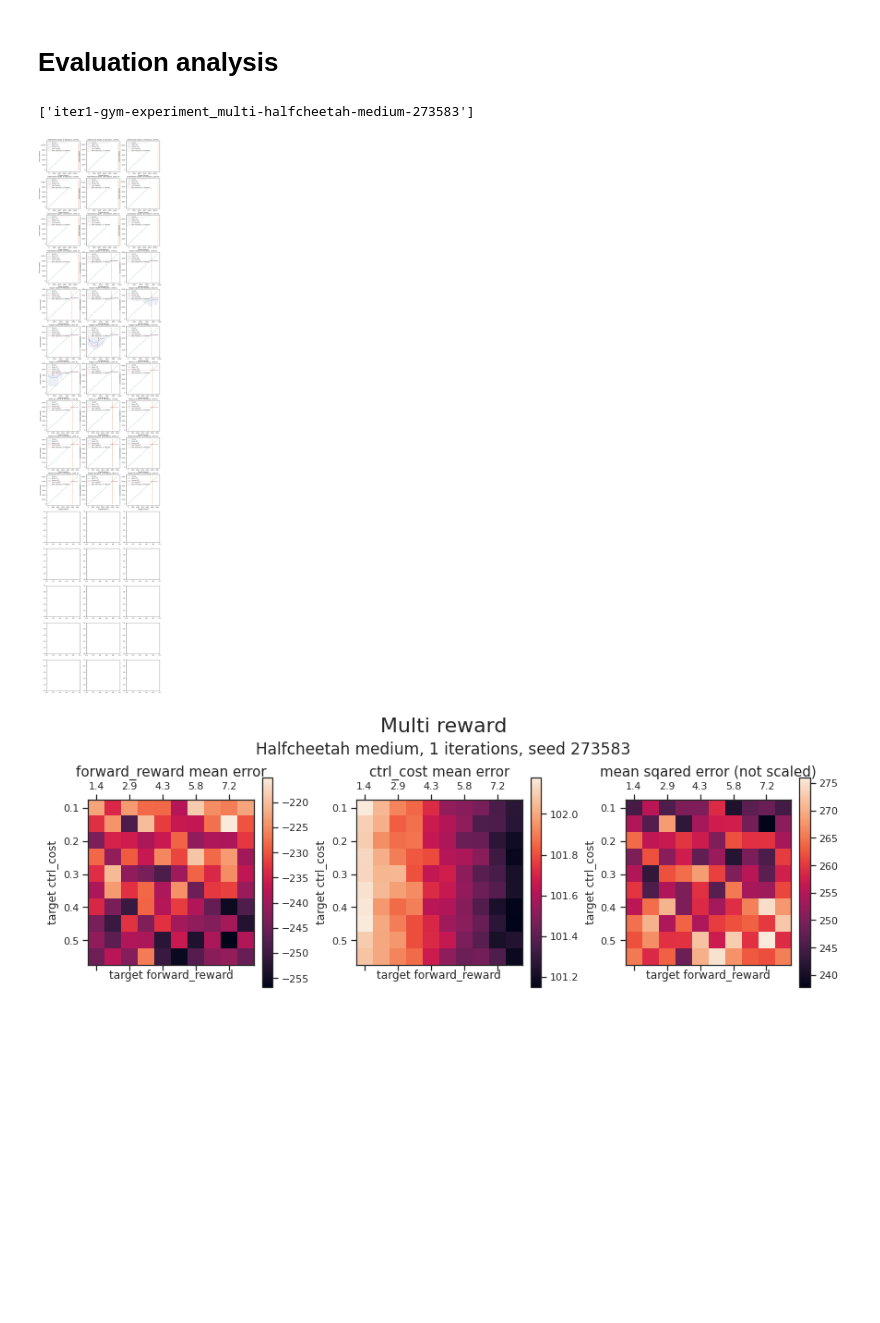
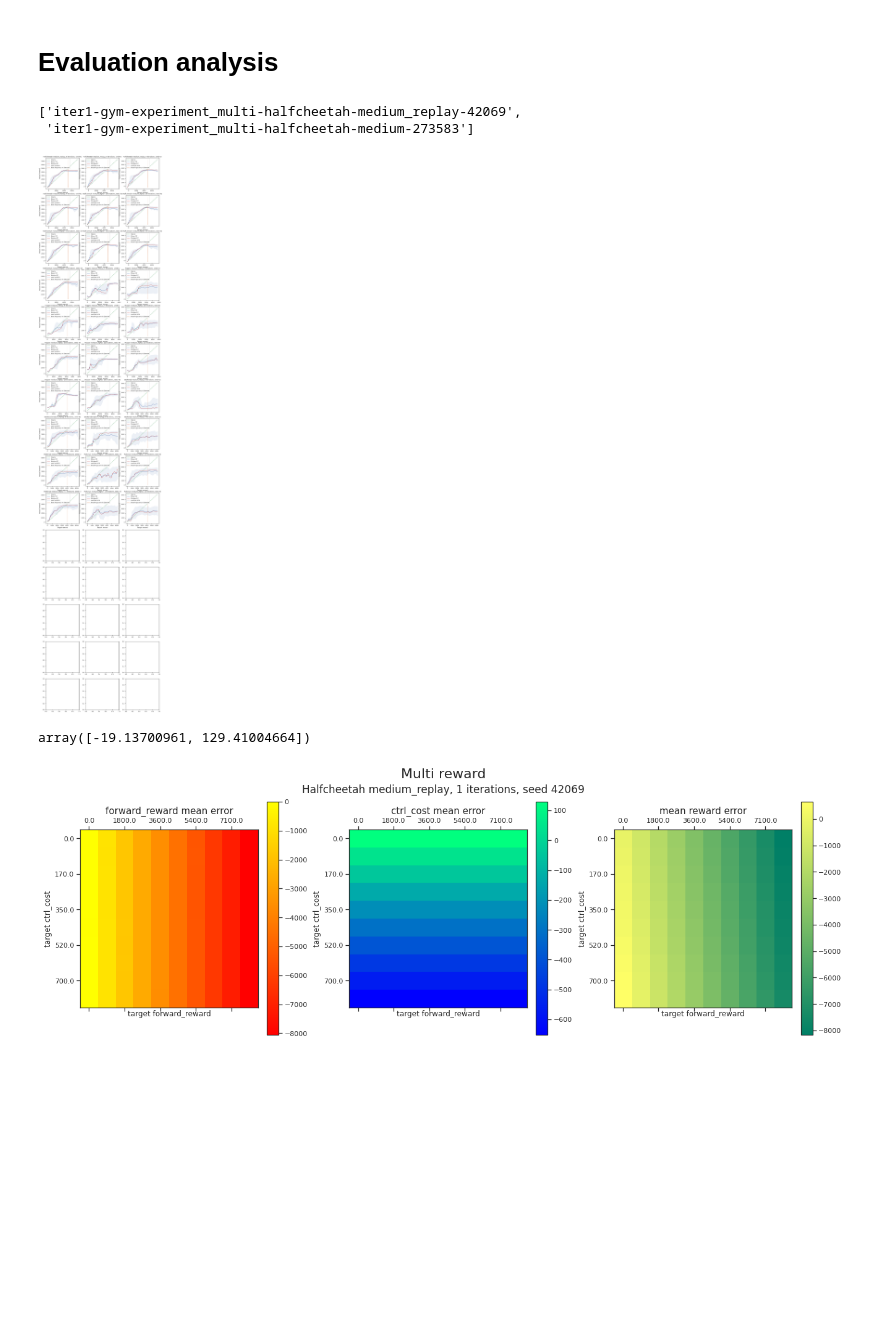
Before and after one commit to TheGoldenChicken/decision_transformer, a Jupyter notebook: gym/data_analysis.ipynb, the cells around one changed output. Drawn from its saved outputs; the diff is of its cells as text; code cells hidden in the pictures; blank space fills up the shorter version.

```diff
--- a/gym/data_analysis.ipynb
+++ b/gym/data_analysis.ipynb
@@ -57,6 +57,7 @@ def get_coef(data_temp, use_healthy_reward=False):
     return reg, X, target_reward
 # %%
 all_r_scores, all_coefs, all_traj_lens = [], [], []
+# no_weight_all_r_scores, no_weight_all_coefs = [], []
 
 for idx in idxs:
     trajs = train_data[idx]
@@ -64,20 +65,27 @@ for idx in idxs:
     use_healthy_reward = idx.split('-')[0] != 'halfcheetah'
 
     r_scores, coefs, total_traj_len = [], [], 0
+    no_weight_r_scores, no_weight_coefs = [], []
     for traj in trajs:
 
         traj_len = len(traj['rewards'])
-        if 2 < traj_len: # dunno why 7 works but less doesn't
+        if 2 < traj_len:
             reg, X, target_reward = get_coef(traj, use_healthy_reward=use_healthy_reward)
 
             total_traj_len += traj_len
             r_scores.append(traj_len * reg.score(X, target_reward))
             coefs.append(traj_len * reg.coef_)
 
+            # no_weight_r_scores.append(reg.score(X, target_reward))
+            # no_weight_coefs.append(reg.coef_)
+
     all_traj_lens.append(total_traj_len)
     all_r_scores.append(r_scores)
     all_coefs.append(coefs)
 
+    # no_weight_all_r_scores.append(no_weight_r_scores)
+    # no_weight_all_coefs.append(no_weight_coefs)
+
 all_traj_lens = np.array(all_traj_lens)
 df_train_data['r_scores'] = np.array([np.sum(arr) for arr in all_r_scores]) / all_traj_lens
 df_train_data['coefs'] = [np.array(arr).sum(axis=0) / traj_len for arr, traj_len in zip(all_coefs, all_traj_lens)]
@@ -299,13 +308,14 @@ eval_dict = {k.split('.')[0]: read_data_to_DataFrama(v) for k, v in raw_eval_dic
 # %%
 [e for e in eval_dict.keys() if '_multi' in e]
 # %% [output]
-['iter1-gym-experiment_multi-halfcheetah-medium-273583']
+['iter1-gym-experiment_multi-halfcheetah-medium_replay-42069',
+ 'iter1-gym-experiment_multi-halfcheetah-medium-273583']
 # %%
 from itertools import product
 
 seeds = range(42,44)
 iters = range(8,13)
-datasets = ['expert']
+datasets = ['medium_replay']
 env_names = ['halfcheetah', 'hopper', 'walker2d']
 conf_int = (0.2, 0.8)
 
@@ -346,16 +356,20 @@ for ax, exp_name in zip(axs.flatten(), filtered_keys):
 
 plt.show()
 # %% [output]
-[figure, old version]
+[figure, new version]
+# %%
+np.mean([e.sum(axis=0) for e in eval_dict['iter1-gym-experiment_multi-halfcheetah-medium_replay-42069'][0][0].to_numpy()], axis=0)
+# %% [output]
+array([-19.13700961, 129.41004664])
 # %%
 from itertools import product
 
-seeds = [273583]
+seeds = [42069]
 iters = [1]
-datasets = ['medium']
+datasets = ['medium_replay']
 env_names = ['halfcheetah']
 
-im_size = 4
+im_size = 6
 head1_size = 22
 head2_size = 17
 head3_size = 15
@@ -372,45 +386,54 @@ fig.suptitle('Multi reward', size=head1_size)
 subfigs = fig.subfigures(nrows=shape, ncols=1)
 for row, (exp_name, subfig) in enumerate(zip(filtered_keys, subfigs)):
     iter_name, _, _, env_name, data_name, seed = exp_name.split('-')
     subfig.suptitle(f"{env_name.capitalize()} {data_name}, {iter_name[4:]} iterations, seed {seed}", size=head2_size)
 
     ax_pair = subfig.subplots(nrows=1, ncols=3)
 
     df = eval_dict[exp_name]
 
-    x_axis, y_axis = list(map(np.unique, np.array(list(map(list, df.columns))).T))
+    forward_vals, ctrl_vals = list(map(np.unique, np.array(list(map(list, df.columns))).T))
 
-    error_x = np.zeros((len(x_axis), len(y_axis)))
-    error_y = np.zeros((len(x_axis), len(y_axis)))
-    for i_x, x in enumerate(x_axis):
-        for i_y, y in enumerate(y_axis):
+    forward_error = np.zeros((len(forward_vals), len(ctrl_vals)))
+    ctrl_error = np.zeros((len(forward_vals), len(ctrl_vals)))
+    reward_error = np.zeros((len(forward_vals), len(ctrl_vals)))
+
+    for i_forward, forward_val in enumerate(forward_vals):
+        for i_ctrl, ctrl_val in enumerate(ctrl_vals):
             # wierd data structure
-            mean_x, mean_y = df[x][y].to_numpy().mean()
-            error_x[i_x, i_y] = mean_x - x
-            error_y[i_x, i_y] = mean_y - y
+            mean_forward, mean_ctrl = np.mean([e.sum(axis=0) for e in df[forward_val][ctrl_val].to_numpy()], axis=0)
+            forward_error[i_ctrl, i_forward] = mean_forward - forward_val
+            ctrl_error[i_ctrl, i_forward] = mean_ctrl - ctrl_val
+            reward_error[i_ctrl, i_forward] = (mean_forward - mean_ctrl) - (forward_val - ctrl_val)
 
     rounder = lambda my_list, sig_difs: [float(f'%.{sig_difs}g' % e) for e in my_list]
 
     ax1, ax2, ax3 = ax_pair
 
-    im1 = ax1.matshow(error_x)
+    im1 = ax1.matshow(forward_error, cmap=plt.get_cmap('autumn'))
     ax1.set_title('forward_reward mean error', size=head3_size)
     plt.colorbar(im1, ax=ax1)
 
-    im2 = ax2.matshow(error_y)
+    im2 = ax2.matshow(ctrl_error, cmap=plt.get_cmap('winter'))
     ax2.set_title('ctrl_cost mean error', size=head3_size)
     plt.colorbar(im2, ax=ax2)
 
-    im3 = ax3.matshow(np.sqrt(np.square(error_x) + np.square(error_y)))
-    ax3.set_title('mean sqared error (not scaled)', size=head3_size)
+    im3 = ax3.matshow(reward_error, cmap=plt.get_cmap('summer'))
+    ax3.set_title('mean reward error', size=head3_size)
     plt.colorbar(im3, ax=ax3)
 
     for ax in ax_pair:
         ax.set_xlabel('target forward_reward')
         ax.set_ylabel('target ctrl_cost')
-        ax.set_xticklabels(rounder(x_axis, 2))
-        ax.set_yticklabels(rounder(y_axis, 2))
+
+        x_ticks = rounder(forward_vals, 2)
+        x_ticks = [x_ticks[int(tick_number)] for tick_number in ax.get_xticks() if tick_number < len(x_ticks)]
+        ax.set_xticklabels(x_ticks)
+
+        y_ticks = rounder(ctrl_vals, 2)
+        y_ticks = [y_ticks[int(tick_number)] for tick_number in ax.get_yticks() if tick_number < len(y_ticks)]
+        ax.set_yticklabels(y_ticks)
 
 plt.show()
 # %% [output]
-[figure, old version]
+[figure, new version]
```
Also changed, not shown: parts of 2 cells of this notebook.
